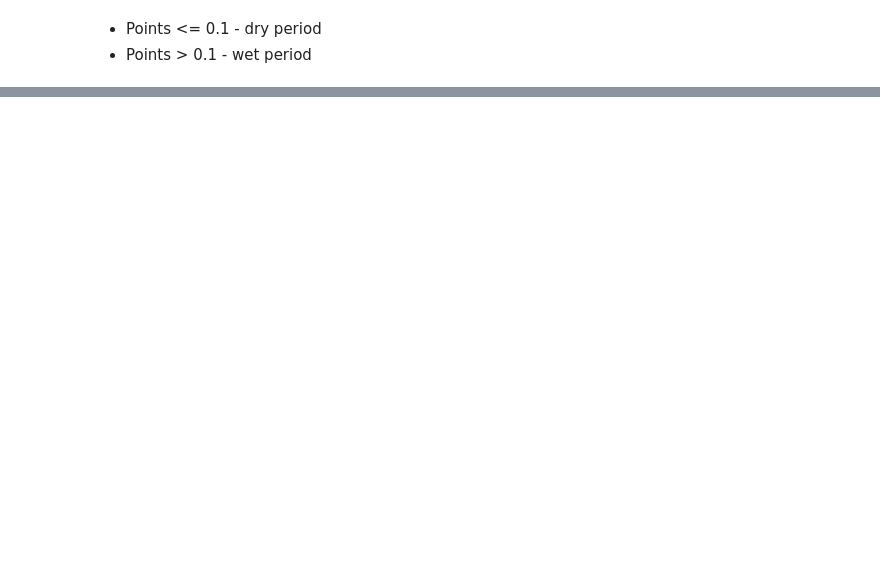
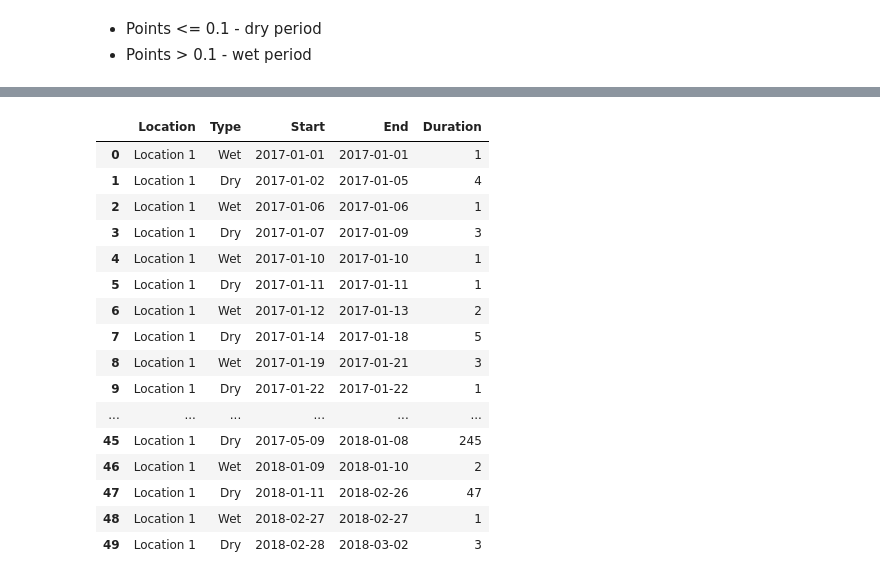
Before and after one commit to aneyasobalkar/WaterQualityQAQCSp26, a Jupyter notebook: prism_data_analysis.ipynb, the cells around one changed output, grey strips where cells are left out. Saved outputs shown, nothing was run; the diff lists cells and outputs as text; code cells hidden in the pictures; blank space fills up the shorter version.

```diff
--- a/prism_data_analysis.ipynb
+++ b/prism_data_analysis.ipynb
@@ -59,0 +93,4 @@ Index(['Name', 'Longitude', 'Latitude', 'Elevation (ft)', 'Date',
+# %%
+loc1 = data[data["Name"] == "Location 1"]
+loc1["wet_period"] = loc1["ppt (inches)"] >= 0.1
+loc1["wet_period"] = loc1["wet_period"].astype("int")
@@ -59,0 +108,29 @@ Index(['Name', 'Longitude', 'Latitude', 'Elevation (ft)', 'Date',
+# %%
+def find_wet_dry_periods(loc1):
+    loc1["wet_period"] = loc1["ppt (inches)"] >= 0.1
+    loc1["wet_period"] = loc1["wet_period"].astype("int")
+    date_wp = pd.DataFrame({
+        "Location": loc1['Name'],
+        "Date": pd.to_datetime(loc1["Date"]),
+        "WetPeriod": loc1["wet_period"]
+    })
+    date_wp["group"] = (date_wp["WetPeriod"] != date_wp["WetPeriod"].shift()).cumsum()
+    periods = (
+        date_wp.groupby("group")
+        .agg(
+            Start=("Date", "min"),
+            End=("Date", "max"),
+            Type=("WetPeriod", "first"),
+            Location=("Location", "first")
+        )
+        .reset_index(drop=True)
+    )
+
+    periods["Type"] = periods["Type"].map({1: "Wet", 0: "Dry"})
+    periods = periods[["Location","Type", "Start", "End"]]
+    periods["Duration"] =(periods["End"] - periods["Start"]).dt.days + 1
+    return periods
+# %%
+output_data = []
+for i in range(1,21):
+    output_data+= [find_wet_dry_periods(data[data["Name"] == f"Location {i}"])]
@@ -59,0 +155,22 @@ Index(['Name', 'Longitude', 'Latitude', 'Elevation (ft)', 'Date',
+# %%
+output = pd.concat(output_data, ignore_index=True)
+# %%
+output.head(50)
+# %% [output]
+|  | Location | Type | Start | End | Duration |
+| 0 | Location 1 | Wet | 2017-01-01 | 2017-01-01 | 1 |
+| 1 | Location 1 | Dry | 2017-01-02 | 2017-01-05 | 4 |
+| 2 | Location 1 | Wet | 2017-01-06 | 2017-01-06 | 1 |
+| 3 | Location 1 | Dry | 2017-01-07 | 2017-01-09 | 3 |
+| 4 | Location 1 | Wet | 2017-01-10 | 2017-01-10 | 1 |
+| 5 | Location 1 | Dry | 2017-01-11 | 2017-01-11 | 1 |
+| 6 | Location 1 | Wet | 2017-01-12 | 2017-01-13 | 2 |
+| 7 | Location 1 | Dry | 2017-01-14 | 2017-01-18 | 5 |
+| 8 | Location 1 | Wet | 2017-01-19 | 2017-01-21 | 3 |
+| 9 | Location 1 | Dry | 2017-01-22 | 2017-01-22 | 1 |
+| ... | ... | ... | ... | ... | ... |
+| 45 | Location 1 | Dry | 2017-05-09 | 2018-01-08 | 245 |
+| 46 | Location 1 | Wet | 2018-01-09 | 2018-01-10 | 2 |
+| 47 | Location 1 | Dry | 2018-01-11 | 2018-02-26 | 47 |
+| 48 | Location 1 | Wet | 2018-02-27 | 2018-02-27 | 1 |
+| 49 | Location 1 | Dry | 2018-02-28 | 2018-03-02 | 3 |
```
Also changed, not shown: parts of 16 cells of this notebook.
